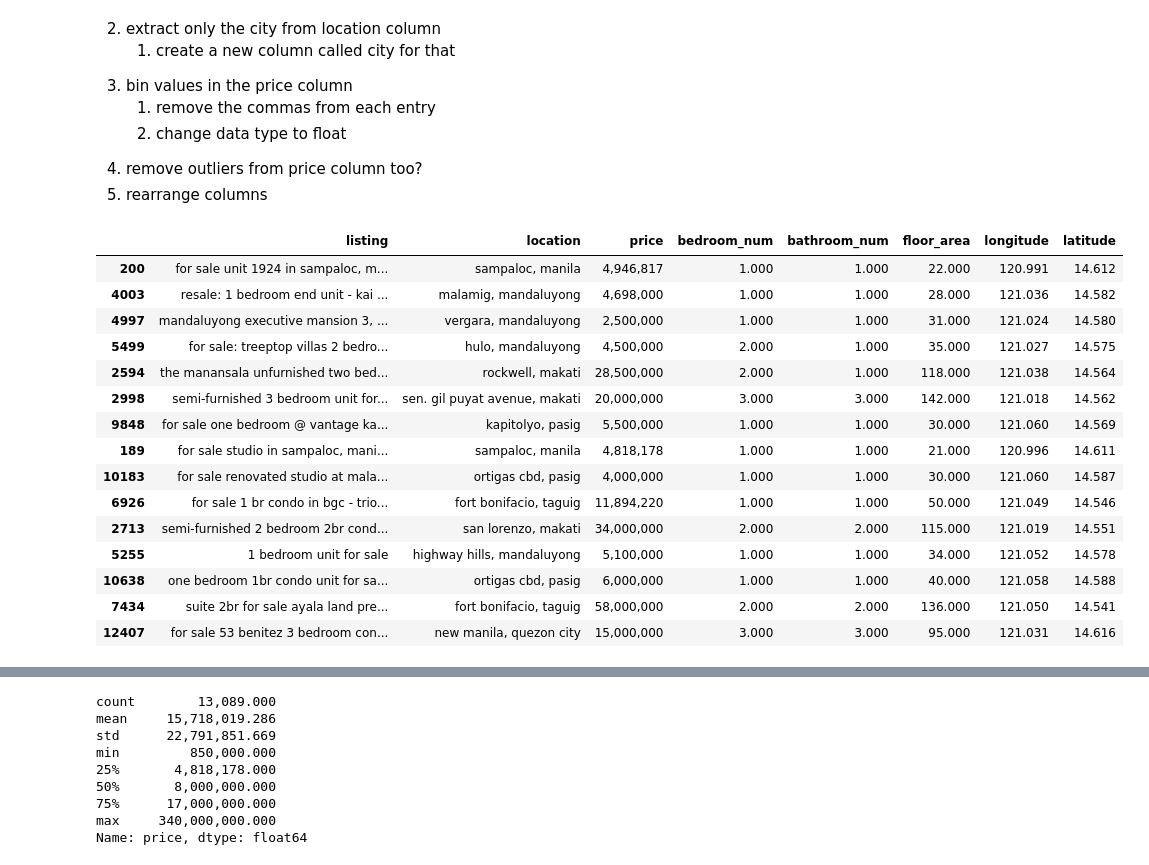
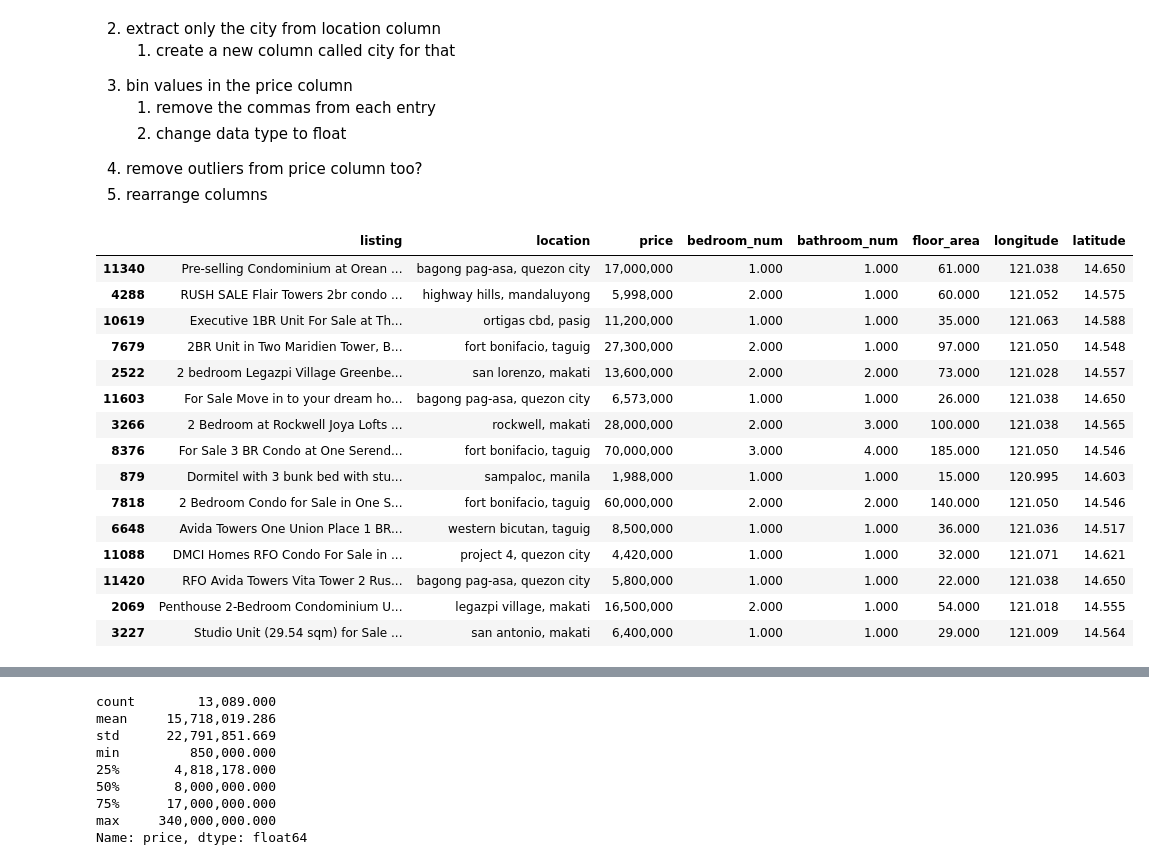
Before and after one commit to RuizLorenzoChavez/city-desirability-data101, a Jupyter notebook: dataCleaner.ipynb, the cells around one changed output, grey strips where cells are left out. Drawn from its saved outputs; the diff is of its cells as text; code cells hidden in the pictures.

```diff
--- a/dataCleaner.ipynb
+++ b/dataCleaner.ipynb
@@ -470,31 +470,30 @@ unique_props4sale = get_unique(pithy_ncr_prop4sale)
 </ol>
 # %%
 #  tranforming to lowercase
-pithy_ncr_prop4sale['listing'] = pithy_ncr_prop4sale['listing'].apply(lambda x: x.lower())
 pithy_ncr_prop4sale['location'] = pithy_ncr_prop4sale['location'].apply(lambda x: x.lower())
 
 #  stripping whitespace from entries
 pithy_ncr_prop4sale['listing'] = pithy_ncr_prop4sale['listing'].apply(lambda x: x.strip())
 pithy_ncr_prop4sale['location'] = pithy_ncr_prop4sale['location'].apply(lambda x: x.strip())
 
 pithy_ncr_prop4sale.sample(15)
 # %% [output]
 |  | listing | location | price | bedroom_num | bathroom_num | floor_area | longitude | latitude |
-| 200 | for sale unit 1924 in sampaloc, m... | sampaloc, manila | 4,946,817 | 1.000 | 1.000 | 22.000 | 120.991 | 14.612 |
-| 4003 | resale: 1 bedroom end unit - kai ... | malamig, mandaluyong | 4,698,000 | 1.000 | 1.000 | 28.000 | 121.036 | 14.582 |
-| 4997 | mandaluyong executive mansion 3, ... | vergara, mandaluyong | 2,500,000 | 1.000 | 1.000 | 31.000 | 121.024 | 14.580 |
-| 5499 | for sale: treeptop villas 2 bedro... | hulo, mandaluyong | 4,500,000 | 2.000 | 1.000 | 35.000 | 121.027 | 14.575 |
-| 2594 | the manansala unfurnished two bed... | rockwell, makati | 28,500,000 | 2.000 | 1.000 | 118.000 | 121.038 | 14.564 |
-| 2998 | semi-furnished 3 bedroom unit for... | sen. gil puyat avenue, makati | 20,000,000 | 3.000 | 3.000 | 142.000 | 121.018 | 14.562 |
-| 9848 | for sale one bedroom @ vantage ka... | kapitolyo, pasig | 5,500,000 | 1.000 | 1.000 | 30.000 | 121.060 | 14.569 |
-| 189 | for sale studio in sampaloc, mani... | sampaloc, manila | 4,818,178 | 1.000 | 1.000 | 21.000 | 120.996 | 14.611 |
-| 10183 | for sale renovated studio at mala... | ortigas cbd, pasig | 4,000,000 | 1.000 | 1.000 | 30.000 | 121.060 | 14.587 |
-| 6926 | for sale 1 br condo in bgc - trio... | fort bonifacio, taguig | 11,894,220 | 1.000 | 1.000 | 50.000 | 121.049 | 14.546 |
-| 2713 | semi-furnished 2 bedroom 2br cond... | san lorenzo, makati | 34,000,000 | 2.000 | 2.000 | 115.000 | 121.019 | 14.551 |
-| 5255 | 1 bedroom unit for sale | highway hills, mandaluyong | 5,100,000 | 1.000 | 1.000 | 34.000 | 121.052 | 14.578 |
-| 10638 | one bedroom 1br condo unit for sa... | ortigas cbd, pasig | 6,000,000 | 1.000 | 1.000 | 40.000 | 121.058 | 14.588 |
-| 7434 | suite 2br for sale ayala land pre... | fort bonifacio, taguig | 58,000,000 | 2.000 | 2.000 | 136.000 | 121.050 | 14.541 |
-| 12407 | for sale 53 benitez 3 bedroom con... | new manila, quezon city | 15,000,000 | 3.000 | 3.000 | 95.000 | 121.031 | 14.616 |
+| 11340 | Pre-selling Condominium at Orean ... | bagong pag-asa, quezon city | 17,000,000 | 1.000 | 1.000 | 61.000 | 121.038 | 14.650 |
+| 4288 | RUSH SALE Flair Towers 2br condo ... | highway hills, mandaluyong | 5,998,000 | 2.000 | 1.000 | 60.000 | 121.052 | 14.575 |
+| 10619 | Executive 1BR Unit For Sale at Th... | ortigas cbd, pasig | 11,200,000 | 1.000 | 1.000 | 35.000 | 121.063 | 14.588 |
+| 7679 | 2BR Unit in Two Maridien Tower, B... | fort bonifacio, taguig | 27,300,000 | 2.000 | 1.000 | 97.000 | 121.050 | 14.548 |
+| 2522 | 2 bedroom Legazpi Village Greenbe... | san lorenzo, makati | 13,600,000 | 2.000 | 2.000 | 73.000 | 121.028 | 14.557 |
+| 11603 | For Sale Move in to your dream ho... | bagong pag-asa, quezon city | 6,573,000 | 1.000 | 1.000 | 26.000 | 121.038 | 14.650 |
+| 3266 | 2 Bedroom at Rockwell Joya Lofts ... | rockwell, makati | 28,000,000 | 2.000 | 3.000 | 100.000 | 121.038 | 14.565 |
+| 8376 | For Sale 3 BR Condo at One Serend... | fort bonifacio, taguig | 70,000,000 | 3.000 | 4.000 | 185.000 | 121.050 | 14.546 |
+| 879 | Dormitel with 3 bunk bed with stu... | sampaloc, manila | 1,988,000 | 1.000 | 1.000 | 15.000 | 120.995 | 14.603 |
+| 7818 | 2 Bedroom Condo for Sale in One S... | fort bonifacio, taguig | 60,000,000 | 2.000 | 2.000 | 140.000 | 121.050 | 14.546 |
+| 6648 | Avida Towers One Union Place 1 BR... | western bicutan, taguig | 8,500,000 | 1.000 | 1.000 | 36.000 | 121.036 | 14.517 |
+| 11088 | DMCI Homes RFO Condo For Sale in ... | project 4, quezon city | 4,420,000 | 1.000 | 1.000 | 32.000 | 121.071 | 14.621 |
+| 11420 | RFO Avida Towers Vita Tower 2 Rus... | bagong pag-asa, quezon city | 5,800,000 | 1.000 | 1.000 | 22.000 | 121.038 | 14.650 |
+| 2069 | Penthouse 2-Bedroom Condominium U... | legazpi village, makati | 16,500,000 | 2.000 | 1.000 | 54.000 | 121.018 | 14.555 |
+| 3227 | Studio Unit (29.54 sqm) for Sale ... | san antonio, makati | 6,400,000 | 1.000 | 1.000 | 29.000 | 121.009 | 14.564 |
 # %%
 def classify_location(location) -> str:
     if 'quezon' in location:
```
Also changed, not shown: parts of 16 cells of this notebook, 5 other files.
